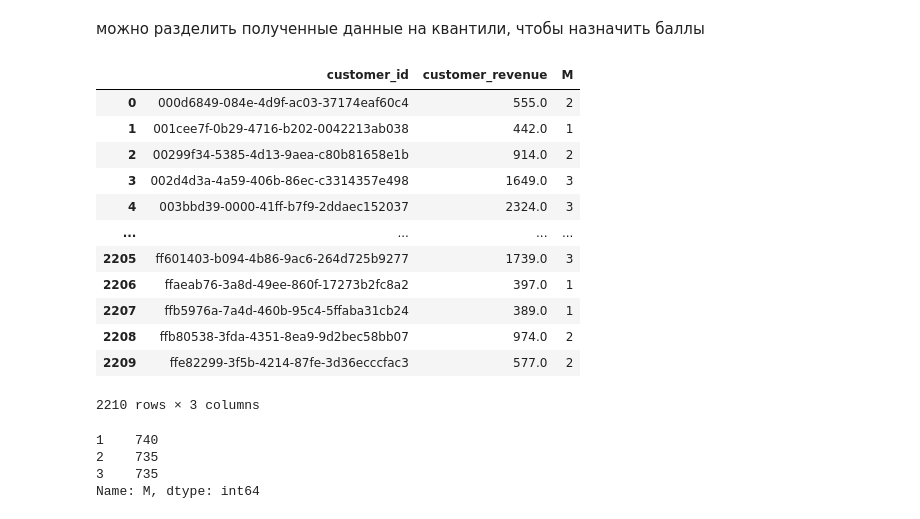
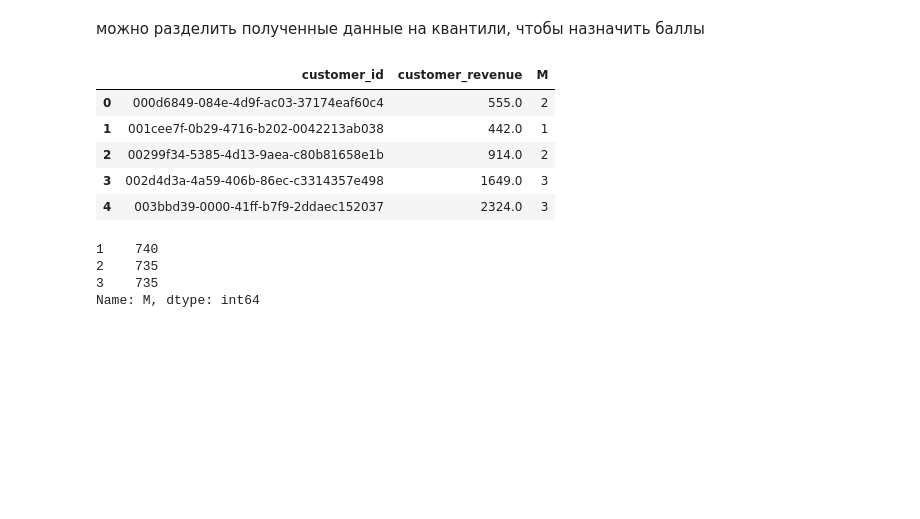
Before and after one commit to trutneva-k/Yandex_practicum, a Jupyter notebook: ecom.ipynb, the cells around one changed output. Saved outputs shown, nothing was run; the diff lists cells and outputs as text; code cells hidden in the pictures; blank space fills up the shorter version.

```diff
--- a/ecom.ipynb
+++ b/ecom.ipynb
@@ -950,8 +943,10 @@ for product in sorted_product_unique: # Проходим по каждому п
 # %% [markdown]
 Посмотрим, как распределеились продукты по категориям
 # %%
-for category, products in product_categories.items():
-    print(f"Категория: {category}")
-    for product in products:
-        print(product)
-    print("\n")  # Добавляем пустую строку между категориями для читаемости
+# код для выведения результатов
+
+# for category, products in product_categories.items():
+#     print(f"Категория: {category}")
+#     for product in products:
+#         print(product)
+#     print("\n")  # Добавляем пустую строку между категориями для читаемости
@@ -1414,21 +1360,14 @@ monetary_quartiles = pd.qcut(monetary_df['customer_revenue'], q=3, labels=moneta
 
 monetary_df['M'] = monetary_quartiles.values
 # %%
-monetary_df
+monetary_df.head()
 # %% [output]
 |  | customer_id | customer_revenue | M |
 | 0 | 000d6849-084e-4d9f-ac03-37174eaf60c4 | 555.0 | 2 |
 | 1 | 001cee7f-0b29-4716-b202-0042213ab038 | 442.0 | 1 |
 | 2 | 00299f34-5385-4d13-9aea-c80b81658e1b | 914.0 | 2 |
 | 3 | 002d4d3a-4a59-406b-86ec-c3314357e498 | 1649.0 | 3 |
 | 4 | 003bbd39-0000-41ff-b7f9-2ddaec152037 | 2324.0 | 3 |
-| ... | ... | ... | ... |
-| 2205 | ff601403-b094-4b86-9ac6-264d725b9277 | 1739.0 | 3 |
-| 2206 | ffaeab76-3a8d-49ee-860f-17273b2fc8a2 | 397.0 | 1 |
-| 2207 | ffb5976a-7a4d-460b-95c4-5ffaba31cb24 | 389.0 | 1 |
-| 2208 | ffb80538-3fda-4351-8ea9-9d2bec58bb07 | 974.0 | 2 |
-| 2209 | ffe82299-3f5b-4214-87fe-3d36ecccfac3 | 577.0 | 2 |
-2210 rows × 3 columns
 # %%
 # Подсчет количества клиентов в каждой категории 'M'
 m_counts = monetary_df['M'].value_counts().sort_index()
```
Also changed, not shown: parts of 10 cells of this notebook.
